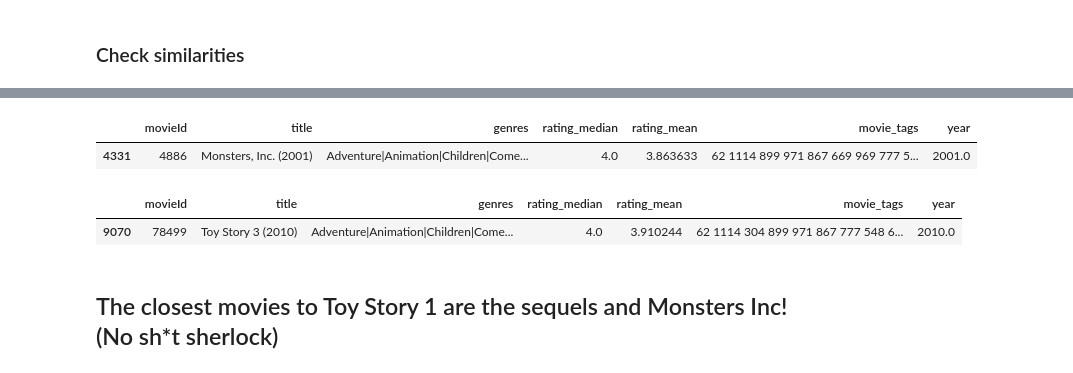
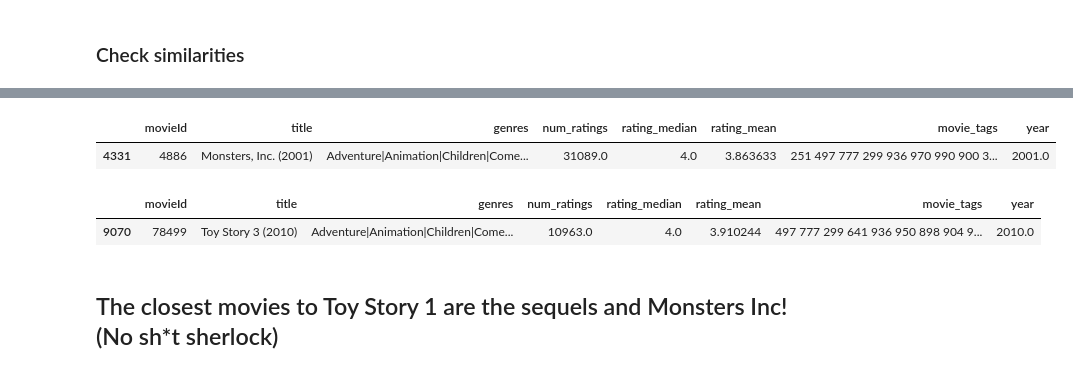
Before and after one commit to osama-haggag/movie-time, a Jupyter notebook: movie_time_investigation.ipynb, the cells around one changed output, grey strips where cells are left out. Drawn from its saved outputs; the diff is of its cells as text; code cells hidden in the pictures.

```diff
--- a/movie_time_investigation.ipynb
+++ b/movie_time_investigation.ipynb
@@ -80,9 +75,13 @@ tags_per_movie = tags_to_movies.groupby('movieId').agg({'tagId': lambda x: ' '.j
 # %%
-avg_ratings = ratings.groupby('movieId').agg({'rating': ['median', 'mean']})['rating'].reset_index(level=1)
+avg_ratings = ratings.groupby('movieId')['rating'].agg({
+    'rating_mean': 'mean',
+    'rating_median': 'median',
+    'num_ratings': 'size'
+}).reset_index()
 # %%
-movies_with_ratings = pd.merge(movie_names, avg_ratings, on='movieId')
+movies_with_ratings = pd.merge(movie_names, avg_ratings, how='left', on='movieId')
 # %%
-dataset = pd.merge(movies_with_ratings, tags_per_movie, on='movieId')
+dataset = pd.merge(movies_with_ratings, tags_per_movie, how='left', on='movieId')
 # %%
 dataset.rename(columns={'median': 'rating_median', 'mean': 'rating_mean', 'tagId': 'movie_tags'}, inplace=True)
 # %% [markdown]
@@ -114,6 +137,8 @@ dataset.head()
 from sklearn.feature_extraction.text import TfidfVectorizer, CountVectorizer
 # %%
 from sklearn.metrics.pairwise import cosine_similarity
+# %%
+dataset_with_tags = dataset[~dataset.movie_tags.isnull()].reset_index(drop=True)
 # %%
 bag_of_words = CountVectorizer()
 # %%
@@ -211,12 +248,12 @@ dataset[dataset.movieId == 3114]
 # %%
-dataset[dataset.movieId == 4886]
+dataset_with_tags[dataset_with_tags.movieId == 4886]
 # %% [output]
-|  | movieId | title | genres | rating_median | rating_mean | movie_tags | year |
-| 4331 | 4886 | Monsters, Inc. (2001) | Adventure|Animation|Children|Come... | 4.0 | 3.863633 | 62 1114 899 971 867 669 969 777 5... | 2001.0 |
+|  | movieId | title | genres | num_ratings | rating_median | rating_mean | movie_tags | year |
+| 4331 | 4886 | Monsters, Inc. (2001) | Adventure|Animation|Children|Come... | 31089.0 | 4.0 | 3.863633 | 251 497 777 299 936 970 990 900 3... | 2001.0 |
 # %%
-dataset[dataset.movieId == 78499]
+dataset_with_tags[dataset_with_tags.movieId == 78499]
 # %% [output]
-|  | movieId | title | genres | rating_median | rating_mean | movie_tags | year |
-| 9070 | 78499 | Toy Story 3 (2010) | Adventure|Animation|Children|Come... | 4.0 | 3.910244 | 62 1114 304 899 971 867 777 548 6... | 2010.0 |
+|  | movieId | title | genres | num_ratings | rating_median | rating_mean | movie_tags | year |
+| 9070 | 78499 | Toy Story 3 (2010) | Adventure|Animation|Children|Come... | 10963.0 | 4.0 | 3.910244 | 497 777 299 641 936 950 898 904 9... | 2010.0 |
 # %% [markdown]
 ## The closest movies to Toy Story 1 are the sequels and Monsters Inc! (No sh*t sherlock)
```
Also changed, not shown: parts of 18 cells of this notebook.
